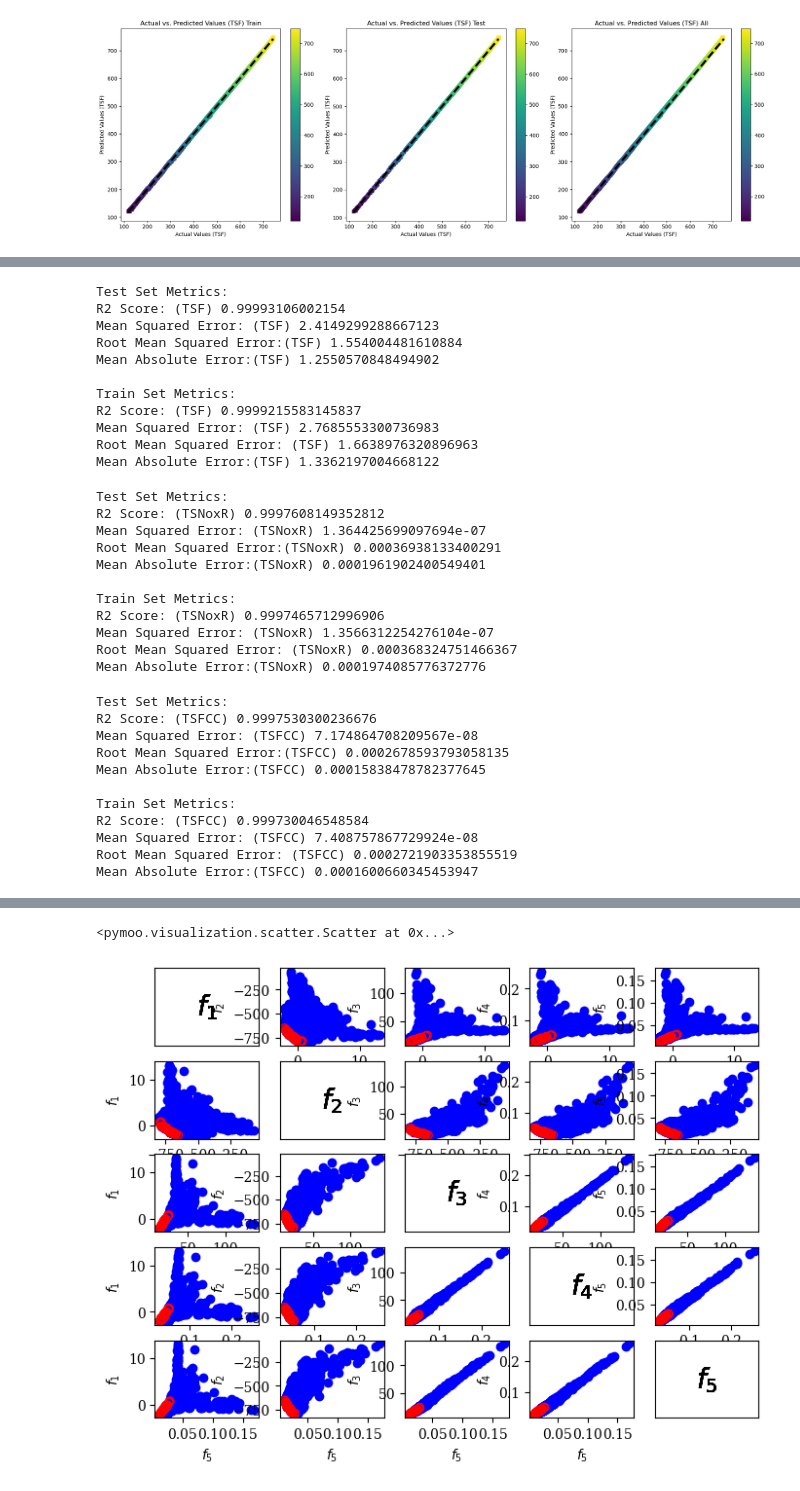
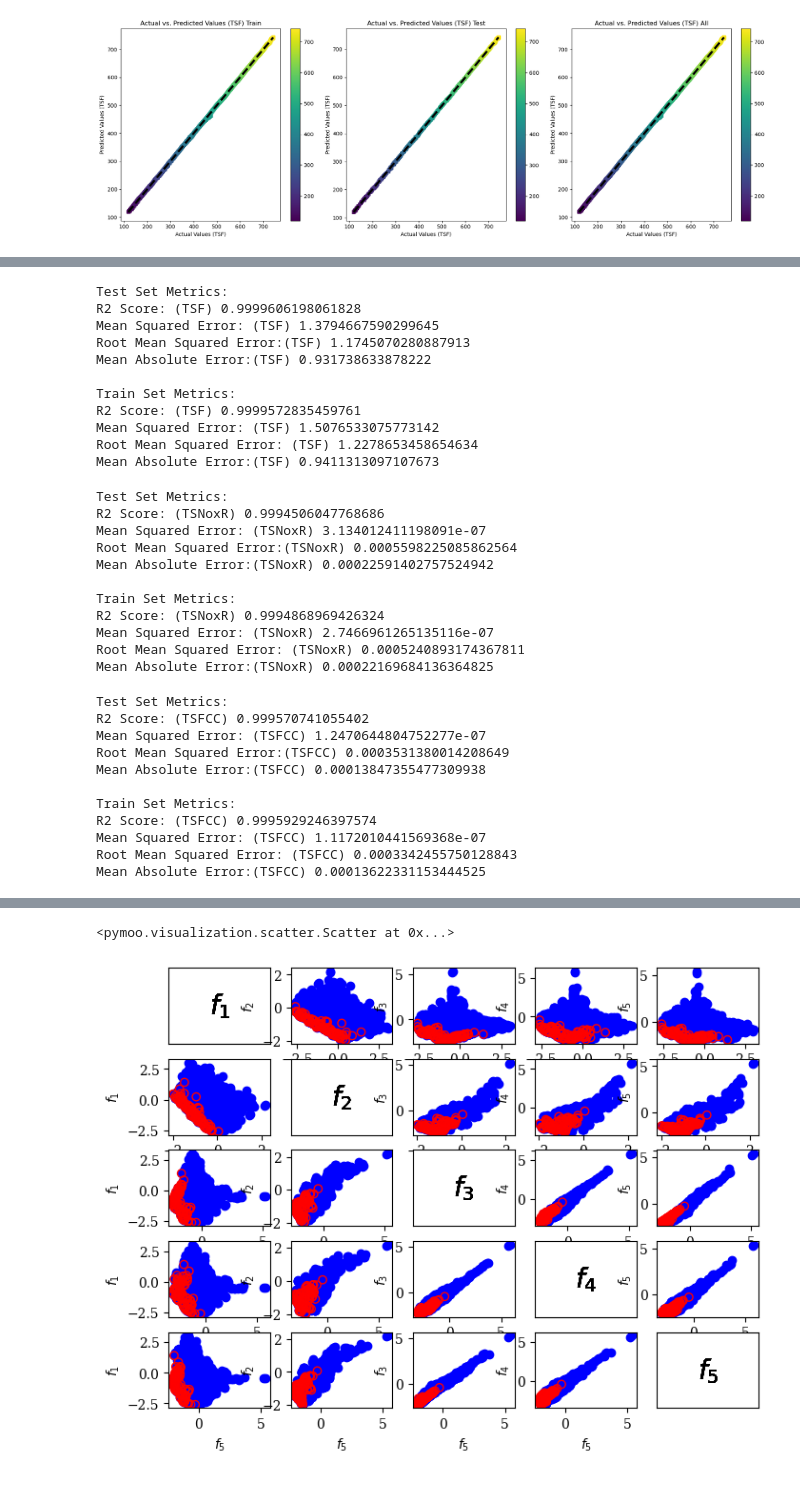
Before and after one commit to maBeigi98/Dual-bypass, a Jupyter notebook: Dual-Byass Prediction and Optimization (3) 27 april.ipynb, the cells around one changed output, grey strips where cells are left out. Cells and saved outputs as stored; diff of their text form; code cells hidden in the pictures.

```diff
--- a/Dual-Byass Prediction and Optimization (3) 27 april.ipynb
+++ b/Dual-Byass Prediction and Optimization (3) 27 april.ipynb
@@ -52,13 +52,13 @@ from keras.optimizers import Adam
 
 # Define the Multi-Output MLP Regressor model with Dropout and L2 regularization
 model_regularized_dropout = Sequential()
-model_regularized_dropout.add(Dense(500
+model_regularized_dropout.add(Dense(100
                                     ,input_dim=X.shape[1], activation='relu'))  # LSM
 #odel_regularized_dropout.add(Dropout(0.1))  # LSM
-model_regularized_dropout.add(Dense(300
+model_regularized_dropout.add(Dense(100
                                     , activation='relu'))  # LSM
 #odel_regularized_dropout.add(Dropout(0.1))  # LSM
-model_regularized_dropout.add(Dense(200
+model_regularized_dropout.add(Dense(100
                                     ,activation='relu'))  # LSM
 
 model_regularized_dropout.add(Dense(5))  # Output layer with 2 units for two target variables
@@ -354,16 +354,16 @@ print("Root Mean Squared Error: (TSF)", rmse_train)
 print("Mean Absolute Error:(TSF)", mae_train)
 # %% [output]
 Test Set Metrics:
-R2 Score: (TSF) 0.99993106002154
-Mean Squared Error: (TSF) 2.4149299288667123
-Root Mean Squared Error:(TSF) 1.554004481610884
-Mean Absolute Error:(TSF) 1.2550570848494902
+R2 Score: (TSF) 0.9999606198061828
+Mean Squared Error: (TSF) 1.3794667590299645
+Root Mean Squared Error:(TSF) 1.1745070280887913
+Mean Absolute Error:(TSF) 0.931738633878222
 
 Train Set Metrics:
-R2 Score: (TSF) 0.9999215583145837
-Mean Squared Error: (TSF) 2.7685553300736983
-Root Mean Squared Error: (TSF) 1.6638976320896963
-Mean Absolute Error:(TSF) 1.3362197004668122
+R2 Score: (TSF) 0.9999572835459761
+Mean Squared Error: (TSF) 1.5076533075773142
+Root Mean Squared Error: (TSF) 1.2278653458654634
+Mean Absolute Error:(TSF) 0.9411313097107673
 # %%
 
 # Calculate metrics on the test set
@@ -391,16 +391,16 @@ print("Root Mean Squared Error: (TSNoxR)", rmse_train)
 print("Mean Absolute Error:(TSNoxR)", mae_train)
 # %% [output]
 Test Set Metrics:
-R2 Score: (TSNoxR) 0.9997608149352812
-Mean Squared Error: (TSNoxR) 1.364425699097694e-07
-Root Mean Squared Error:(TSNoxR) 0.00036938133400291
-Mean Absolute Error:(TSNoxR) 0.0001961902400549401
+R2 Score: (TSNoxR) 0.9994506047768686
+Mean Squared Error: (TSNoxR) 3.134012411198091e-07
+Root Mean Squared Error:(TSNoxR) 0.0005598225085862564
+Mean Absolute Error:(TSNoxR) 0.00022591402757524942
 
 Train Set Metrics:
-R2 Score: (TSNoxR) 0.9997465712996906
-Mean Squared Error: (TSNoxR) 1.3566312254276104e-07
-Root Mean Squared Error: (TSNoxR) 0.000368324751466367
-Mean Absolute Error:(TSNoxR) 0.0001974085776372776
+R2 Score: (TSNoxR) 0.9994868969426324
+Mean Squared Error: (TSNoxR) 2.7466961265135116e-07
+Root Mean Squared Error: (TSNoxR) 0.0005240893174367811
+Mean Absolute Error:(TSNoxR) 0.00022169684136364825
 # %%
 
 # Calculate metrics on the test set
@@ -428,16 +428,16 @@ print("Root Mean Squared Error: (TSFCC)", rmse_train)
 print("Mean Absolute Error:(TSFCC)", mae_train)
 # %% [output]
 Test Set Metrics:
-R2 Score: (TSFCC) 0.9997530300236676
-Mean Squared Error: (TSFCC) 7.174864708209567e-08
-Root Mean Squared Error:(TSFCC) 0.0002678593793058135
-Mean Absolute Error:(TSFCC) 0.00015838478782377645
+R2 Score: (TSFCC) 0.999570741055402
+Mean Squared Error: (TSFCC) 1.2470644804752277e-07
+Root Mean Squared Error:(TSFCC) 0.0003531380014208649
+Mean Absolute Error:(TSFCC) 0.00013847355477309938
 
 Train Set Metrics:
-R2 Score: (TSFCC) 0.999730046548584
-Mean Squared Error: (TSFCC) 7.408757867729924e-08
-Root Mean Squared Error: (TSFCC) 0.0002721903353855519
-Mean Absolute Error:(TSFCC) 0.0001600660345453947
+R2 Score: (TSFCC) 0.9995929246397574
+Mean Squared Error: (TSFCC) 1.1172010441569368e-07
+Root Mean Squared Error: (TSFCC) 0.0003342455750128843
+Mean Absolute Error:(TSFCC) 0.00013622331153444525
 # %%
 import numpy as np
 from sklearn.preprocessing import MinMaxScaler
@@ -453,7 +453,8 @@ from pymoo.problems.static import StaticProblem
 # Define the multi-objective function using the trained neural network
 def multi_objective_function(x):
     inputs_test_norm = scaler_x.transform(np.array(x).reshape(1, -1))
-    y_pred = scaler_y.inverse_transform(model_regularized_dropout.predict(inputs_test_norm))
+    #y_pred = scaler_y.inverse_transform(model_regularized_dropout.predict(inputs_test_norm))
+    y_pred = model_regularized_dropout.predict(inputs_test_norm)
     return (y_pred[0, 0], -y_pred[0, 1],y_pred[0, 2],y_pred[0, 3],y_pred[0, 4])
 
 problem = Problem(n_var=6, n_obj=5, n_constr=0, xl=[0.01, 0.01, 1.5, 1.5, 1.5, 1600], xu=[0.3,0.3,8, 3.5, 7, 2175])
@@ -533,2 +534,2 @@ plot.show()
 <pymoo.visualization.scatter.Scatter at 0x...>
-[figure, old version]
+[figure, new version]
```
Also changed, not shown: parts of 12 cells of this notebook.
